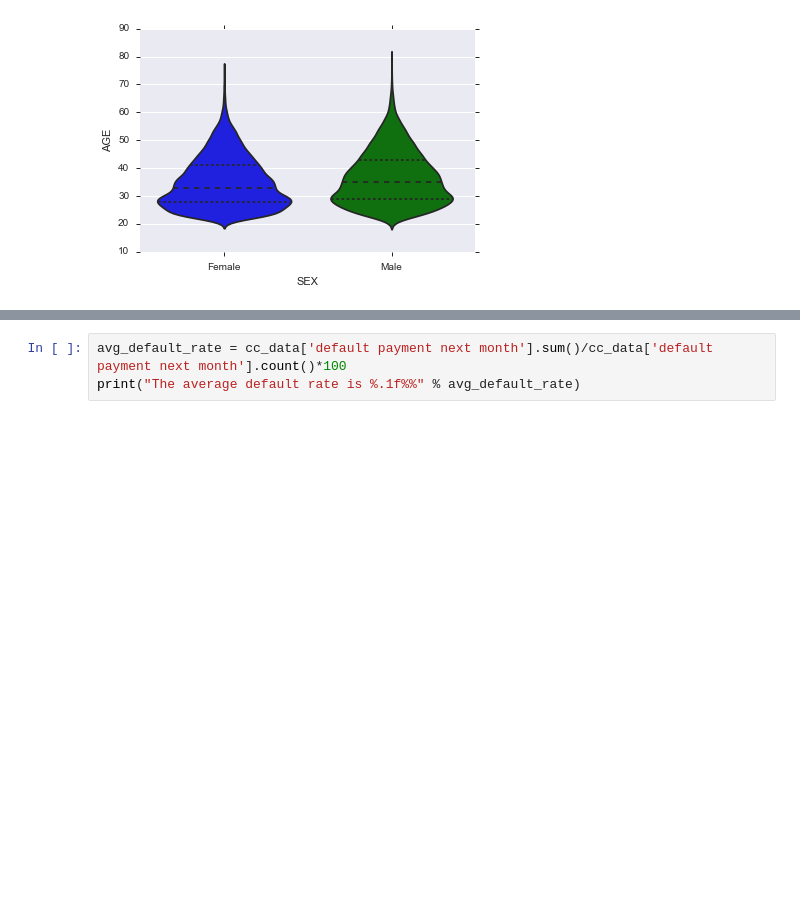
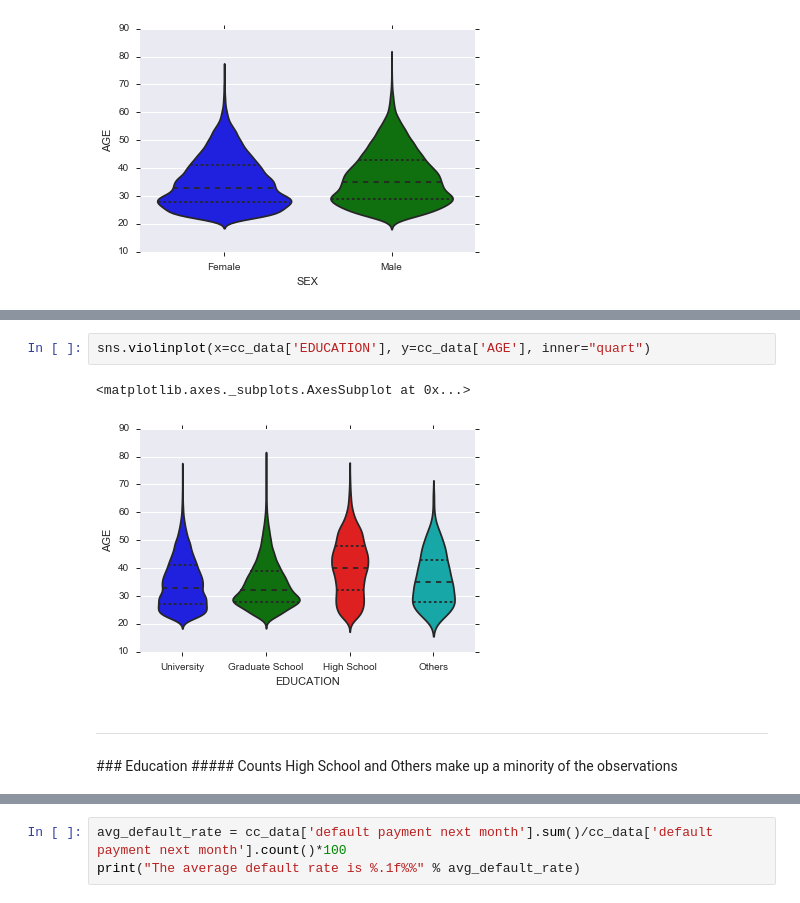
Before and after one commit to rlshuhart/MSDS7331_Project_1, a Jupyter notebook: MSDS7331_Project_1_Notebook.ipynb, the cells around one changed output, grey strips where cells are left out. Saved outputs shown, nothing was run; the diff lists cells and outputs as text; blank space fills up the shorter version.

```diff
--- a/MSDS7331_Project_1_Notebook.ipynb
+++ b/MSDS7331_Project_1_Notebook.ipynb
@@ -354 +328,11 @@ sns.violinplot(x=cc_data['MARRIAGE'], y=cc_data['AGE'], hue=cc_data['SEX'], spli
+# %%
+sns.violinplot(x=cc_data['EDUCATION'], y=cc_data['AGE'], inner="quart")
+# %% [output]
+<matplotlib.axes._subplots.AxesSubplot at 0x...>
+[figure, added]
+# %% [markdown]
+<hr>
+### Education
+##### Counts
+High School and Others make up a minority of the observations
 # %%
```
Also changed, not shown: parts of 61 cells of this notebook, 1 other file.
